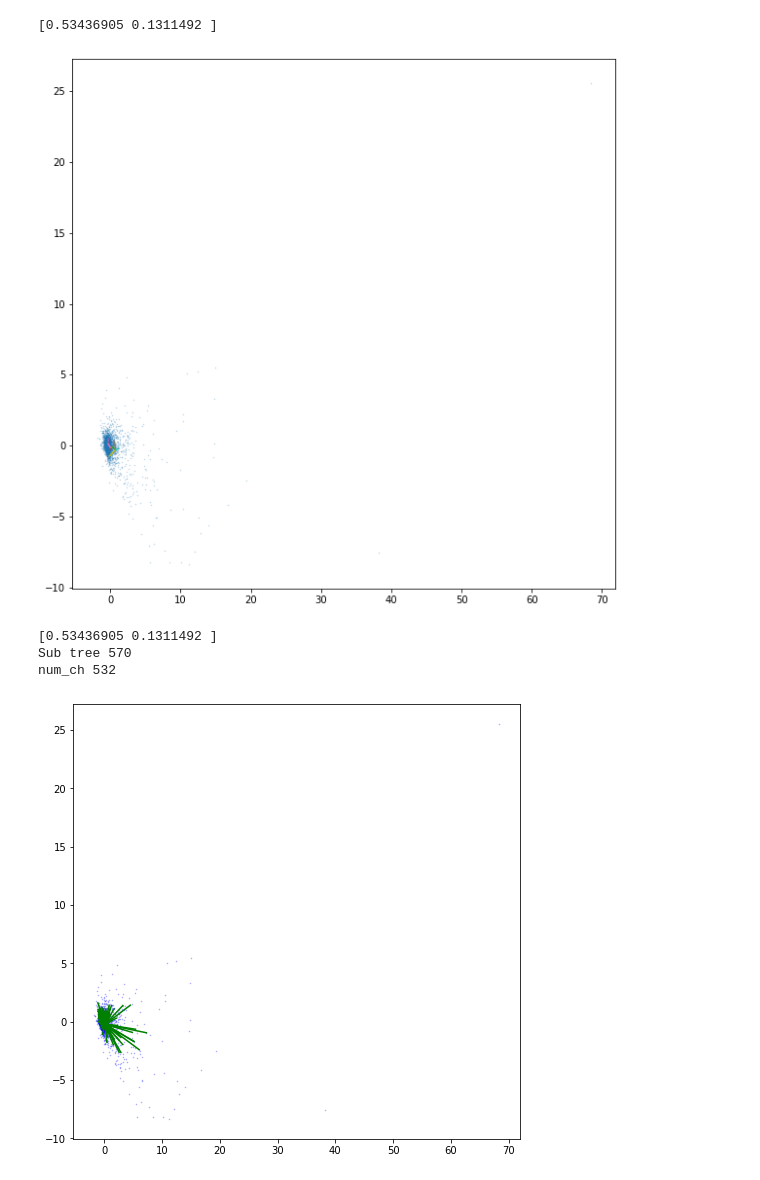
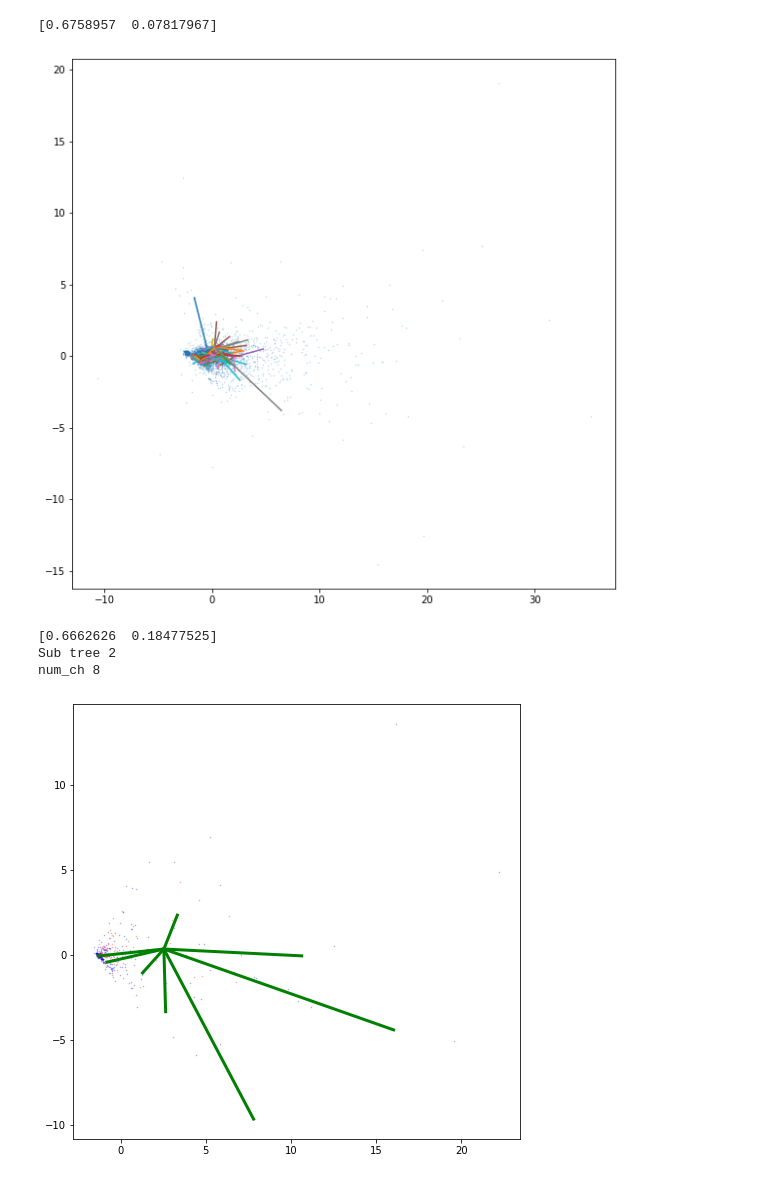
Before and after one commit to googleinterns/hierarchicalforecasting, a Jupyter notebook: notebooks/emb_analysis.ipynb, the cells around one changed output. Drawn from its saved outputs; the diff is of its cells as text; code cells hidden in the pictures.

```diff
--- a/notebooks/emb_analysis.ipynb
+++ b/notebooks/emb_analysis.ipynb
@@ -16,7 +16,7 @@ with open(f'../data/{dataset}/data.pkl', 'rb') as fin:
 leaves = np.where(tree.leaf_vector.astype(np.bool))[0]
 non_leaves = np.where(1-tree.leaf_vector.astype(np.bool))[0]
 # %%
-with open(f'../logs/{dataset}/hid_20_exp_8_norm/run_1/emb.pkl', 'rb') as fin:
+with open(f'../logs/{dataset}/hid_24_emb_8_timear_noreg/run_1/emb.pkl', 'rb') as fin:
     emb = pickle.load(fin)
 
 pca = PCA(n_components=2, svd_solver='full')
@@ -31,5 +31,5 @@ plt.scatter(emb_2d[non_leaves, 0], emb_2d[non_leaves, 1], alpha=0.3, s=0.2, c='r
 # %%
-with open(f'../logs/{dataset}/hid_20_exp_8_norm/run_1/emb.pkl', 'rb') as fin:
+with open(f'../logs/{dataset}/hid_24_emb_8_timear_noreg/run_1/emb.pkl', 'rb') as fin:
     emb = pickle.load(fin)
 
 pca = PCA(n_components=2, svd_solver='full')
@@ -49,34 +49,37 @@ for i in range(num_points):
             y = [emb_2d[ida, 1], emb_2d[idb, 1]]
             plt.plot(x, y)
 # %% [output]
-[0.53436905 0.1311492 ]
+[0.6758957  0.07817967]
-[figure, old version]
+[figure, new version]
 # %%
-with open(f'../logs/{dataset}/hid_20_exp_8_norm/run_1/emb.pkl', 'rb') as fin:
+with open(f'../logs/{dataset}/hid_14_emb_6_timear_noreg/run_1/emb.pkl', 'rb') as fin:
     emb = pickle.load(fin)
 
 pca = PCA(n_components=2, svd_solver='full')
 emb_2d = pca.fit_transform(emb)
 print(pca.explained_variance_ratio_)
 plt.figure(figsize=(8, 8))
 plt.scatter(emb_2d[leaves, 0], emb_2d[leaves, 1], alpha=0.3, s=0.3, c='b')
 plt.scatter(emb_2d[non_leaves, 0], emb_2d[non_leaves, 1], alpha=0.3, s=0.3, c='r')
 num_points = len(non_leaves)
 
 sub_tree = np.random.choice(tree.levels[2])
 print('Sub tree', sub_tree)
 
 sleaves = tree.leaf_matrix[sub_tree]
 sleaves = np.where(sleaves.astype(np.bool))[0]
 print('num_ch', len(sleaves))
 # plt.scatter(emb_2d[sub_tree, 0], emb_2d[sub_tree, 1], c='y')
 
 for id in sleaves:
     x = [emb_2d[sub_tree, 0], emb_2d[id, 0]]
     y = [emb_2d[sub_tree, 1], emb_2d[id, 1]]
-    plt.plot(x, y, c='g')
+    plt.plot(x, y, c='g', linewidth=3)
+
+# plt.xlim([-5, 5])
+# plt.ylim([-2, 2])
 # %% [output]
-[0.53436905 0.1311492 ]
-Sub tree 570
-num_ch 532
+[0.6662626  0.18477525]
+Sub tree 2
+num_ch 8
-[figure, old version]
+[figure, new version]
```
Also changed, not shown: parts of 2 cells of this notebook, 13 other files.
